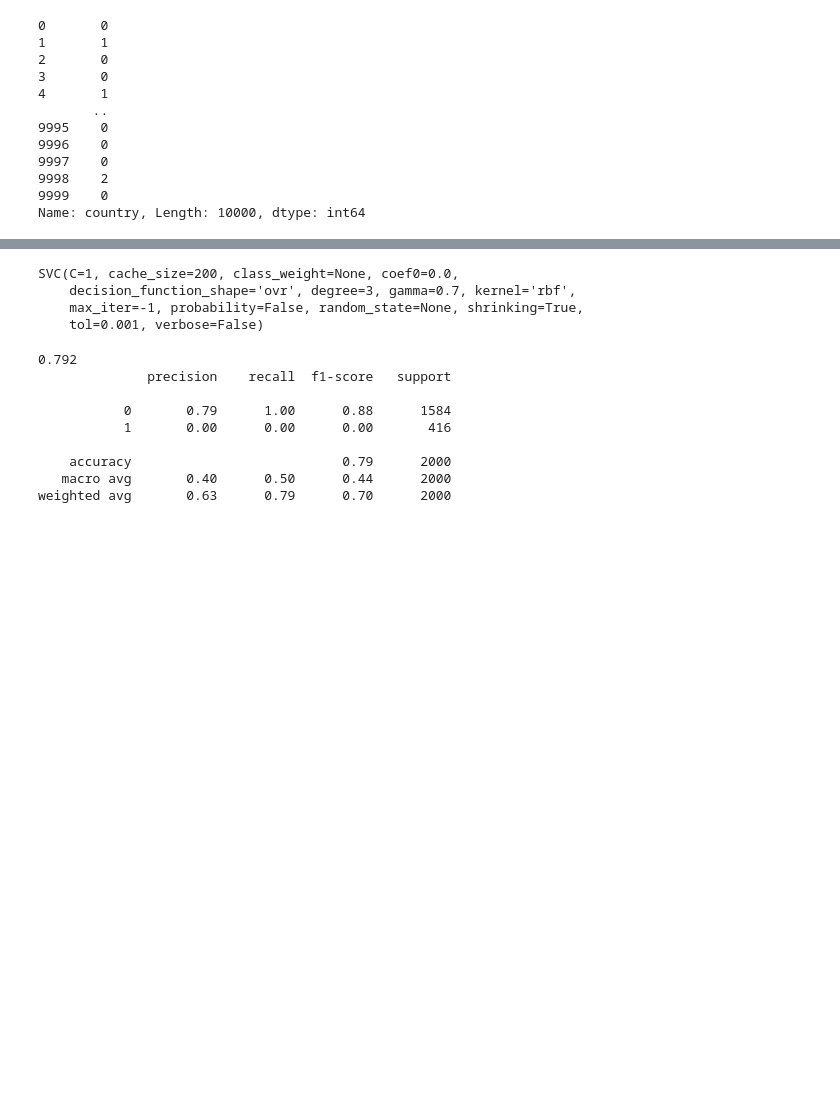
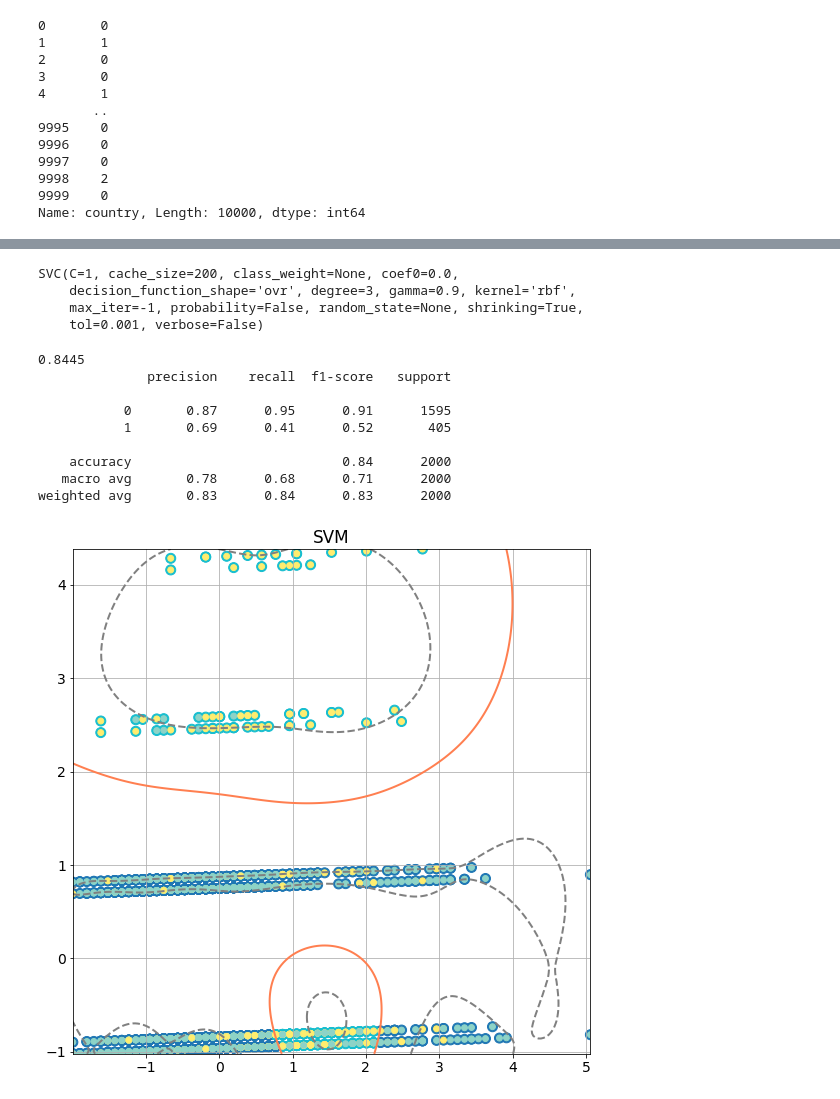
Before and after one commit to jhuangyahui/datamining, a Jupyter notebook: datamining-SVM.ipynb, the cells around one changed output, grey strips where cells are left out. Drawn from its saved outputs; the diff is of its cells as text; code cells hidden in the pictures; blank space fills up the shorter version.

```diff
--- a/datamining-SVM.ipynb
+++ b/datamining-SVM.ipynb
@@ -97,6 +97,14 @@ Name: country, Length: 10000, dtype: int64
 # data.loc(user[''])
 #X 代表輸入資料, y 代表輸出結果
 y = user['churn']                   # 變出 y 資料
-X = user.drop(['churn','customer_id'], axis=1)
+# X = user.drop(['churn','customer_id'], axis=1)
+X = user.iloc[:, [4,3,7]].values
+# X = user.drop(['churn','customer_id'], axis=1)
 from sklearn.model_selection import train_test_split
-X_train, X_test, y_train, y_test = train_test_split(X, y, test_size=0.2)
+from sklearn.decomposition import PCA
+from sklearn.preprocessing import StandardScaler
+dx = PCA(n_components=2).fit_transform(X)
+dx = StandardScaler().fit_transform(dx)
+dx_train, dx_test, dy_train, dy_test = train_test_split(dx, y, test_size=0.2, random_state=0)
+
+# X_train, X_test, y_train, y_test = train_test_split(X, y, test_size=0.2)
@@ -116,30 +111,30 @@ X_train, X_test, y_train, y_test = train_test_split(X, y, test_size=0.2)
 # %%
 from sklearn.svm import SVC
-model = SVC(gamma=0.7, C=1)
+model = SVC(kernel = 'rbf',gamma=0.9, C=1)
 
 #使用Support Vector Classifier來建立模型
-model.fit(X_train,y_train)
+model.fit(dx_train,dy_train)
 # %% [output]
 SVC(C=1, cache_size=200, class_weight=None, coef0=0.0,
-    decision_function_shape='ovr', degree=3, gamma=0.7, kernel='rbf',
+    decision_function_shape='ovr', degree=3, gamma=0.9, kernel='rbf',
     max_iter=-1, probability=False, random_state=None, shrinking=True,
     tol=0.001, verbose=False)
 # %%
-predictions = model.predict(X_test)
+predictions = model.predict(dx_test)
 
 #載入classification_report & confusion_matrix來評估模型好壞
 from sklearn.metrics import classification_report,confusion_matrix
 # print(confusion_matrix(y_test,predictions))
 # print('\n')
-print(model.score(X_test,y_test))
-print(classification_report(y_test,predictions))
+print(model.score(dx_test,dy_test))
+print(classification_report(dy_test,predictions))
 # %% [output]
-0.792
+0.8445
               precision    recall  f1-score   support
 
-           0       0.79      1.00      0.88      1584
-           1       0.00      0.00      0.00       416
+           0       0.87      0.95      0.91      1595
+           1       0.69      0.41      0.52       405
 
-    accuracy                           0.79      2000
-   macro avg       0.40      0.50      0.44      2000
-weighted avg       0.63      0.79      0.70      2000
+    accuracy                           0.84      2000
+   macro avg       0.78      0.68      0.71      2000
+weighted avg       0.83      0.84      0.83      2000
@@ -157,0 +141,25 @@ plt.title('score_entropy')
+# %%
+plt.figure(figsize=(8, 8))
+plt.rcParams['font.size'] = 14
+plt.title(f'SVM')
+plt.scatter(*dx_test.T, c=predictions, cmap='tab10', s=100)
+plt.scatter(*dx_test.T, c=dy_test, cmap='Set3', s=35)
+# 求出超平面與邊界
+x_min = np.amin(dx_test.T[0])
+x_max = np.amax(dx_test.T[0])
+y_min = np.amin(dx_test.T[1])
+y_max = np.amax(dx_test.T[1])
+XX, YY = np.mgrid[x_min:x_max:200j, y_min:y_max:200j]
+Z = model.decision_function(
+    np.c_[XX.ravel(), YY.ravel()]).reshape(XX.shape)
+# 畫出超平面與邊界
+plt.contour(XX, YY, Z, colors=['grey', 'coral', 'grey'],
+            linestyles=['--', '-', '--'], linewidths=[2, 2, 2],
+            levels=[-1, 0, 1])
+plt.grid(True)
+plt.xlim([x_min, x_max])
+plt.ylim([y_min, y_max])
+plt.tight_layout()
+plt.show()
+# %% [output]
+[figure, added]
```
Also changed, not shown: parts of 6 cells of this notebook.
